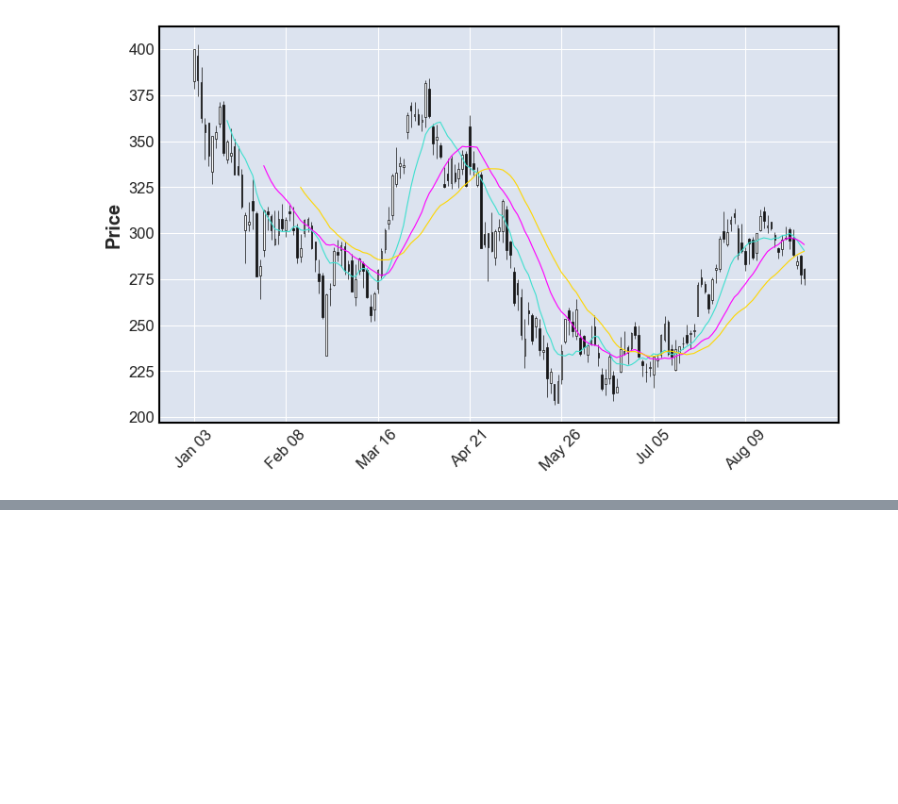
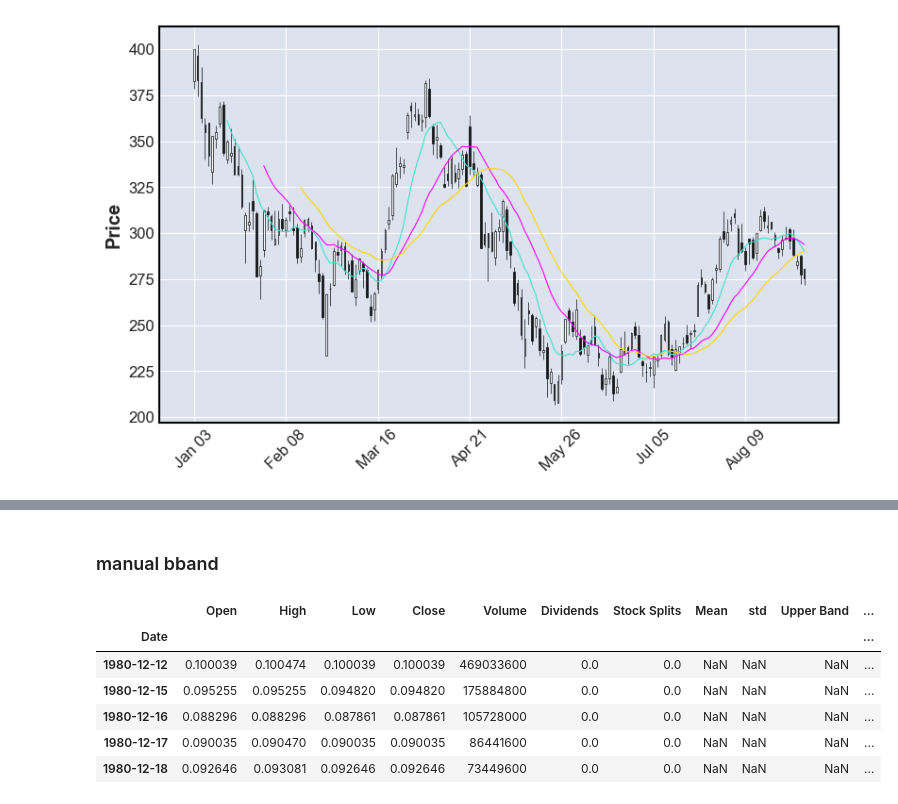
Before and after one commit to PattaWapee/ML_DL_investing, a Jupyter notebook: Python_for_investing.ipynb, the cells around one changed output, grey strips where cells are left out. Drawn from its saved outputs; the diff is of its cells as text; code cells hidden in the pictures; blank space fills up the shorter version.

```diff
--- a/Python_for_investing.ipynb
+++ b/Python_for_investing.ipynb
@@ -299,0 +330,2 @@ mpf.plot(tsla.loc['2022'], type = 'candle', figsize = (10,6), mav = (10,20,30))
+# %% [markdown]
+### manual bband
@@ -299,0 +338,10 @@ mpf.plot(tsla.loc['2022'], type = 'candle', figsize = (10,6), mav = (10,20,30))
+# %%
+AAPL_df.head()
+# %% [output]
+|  | Open | High | Low | Close | Volume | Dividends | Stock Splits | Mean | std | Upper Band | ... |
+| Date |  |  |  |  |  |  |  |  |  |  | ... |
+| 1980-12-12 | 0.100039 | 0.100474 | 0.100039 | 0.100039 | 469033600 | 0.0 | 0.0 | NaN | NaN | NaN | ... |
+| 1980-12-15 | 0.095255 | 0.095255 | 0.094820 | 0.094820 | 175884800 | 0.0 | 0.0 | NaN | NaN | NaN | ... |
+| 1980-12-16 | 0.088296 | 0.088296 | 0.087861 | 0.087861 | 105728000 | 0.0 | 0.0 | NaN | NaN | NaN | ... |
+| 1980-12-17 | 0.090035 | 0.090470 | 0.090035 | 0.090035 | 86441600 | 0.0 | 0.0 | NaN | NaN | NaN | ... |
+| 1980-12-18 | 0.092646 | 0.093081 | 0.092646 | 0.092646 | 73449600 | 0.0 | 0.0 | NaN | NaN | NaN | ... |
```
Also changed, not shown: parts of 21 cells of this notebook, 2 other files.
